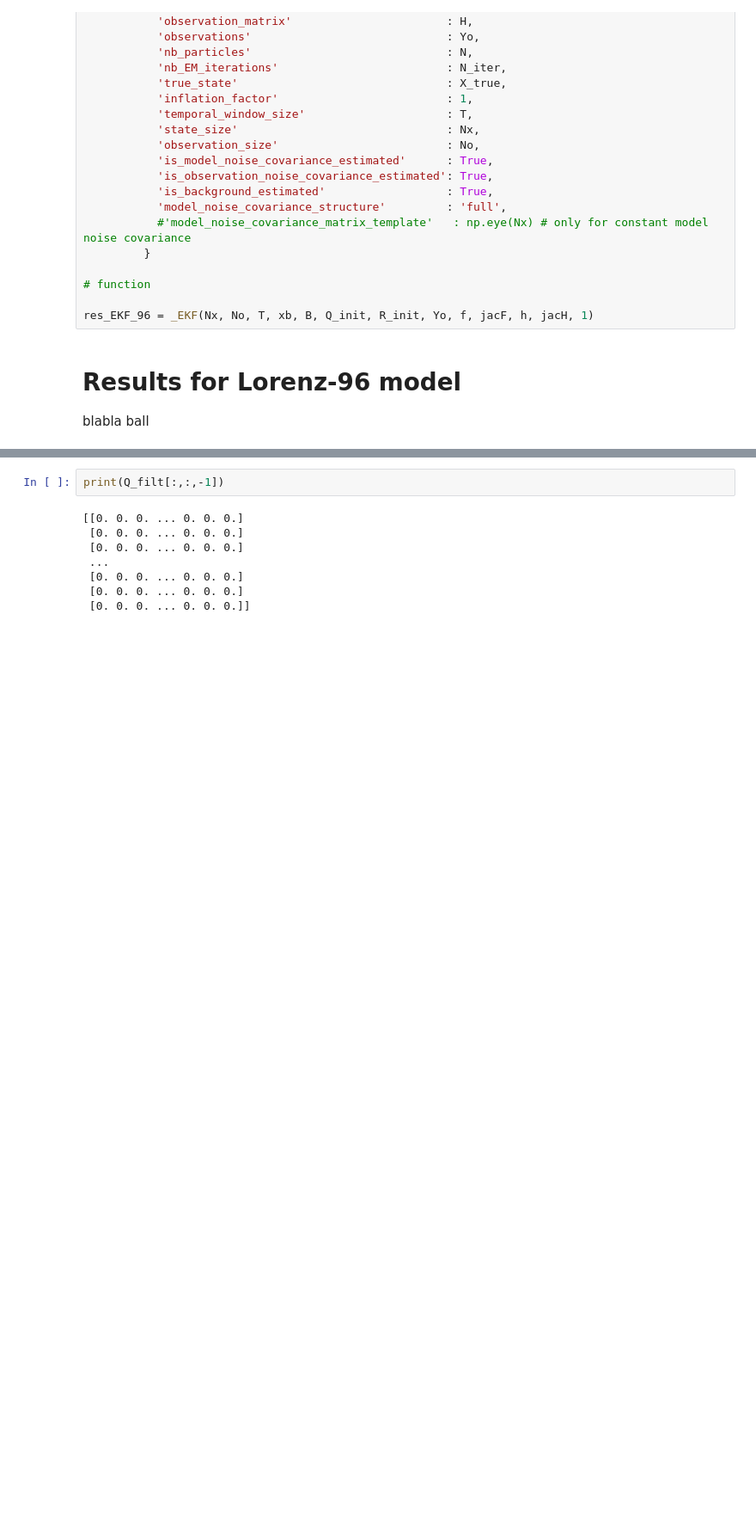
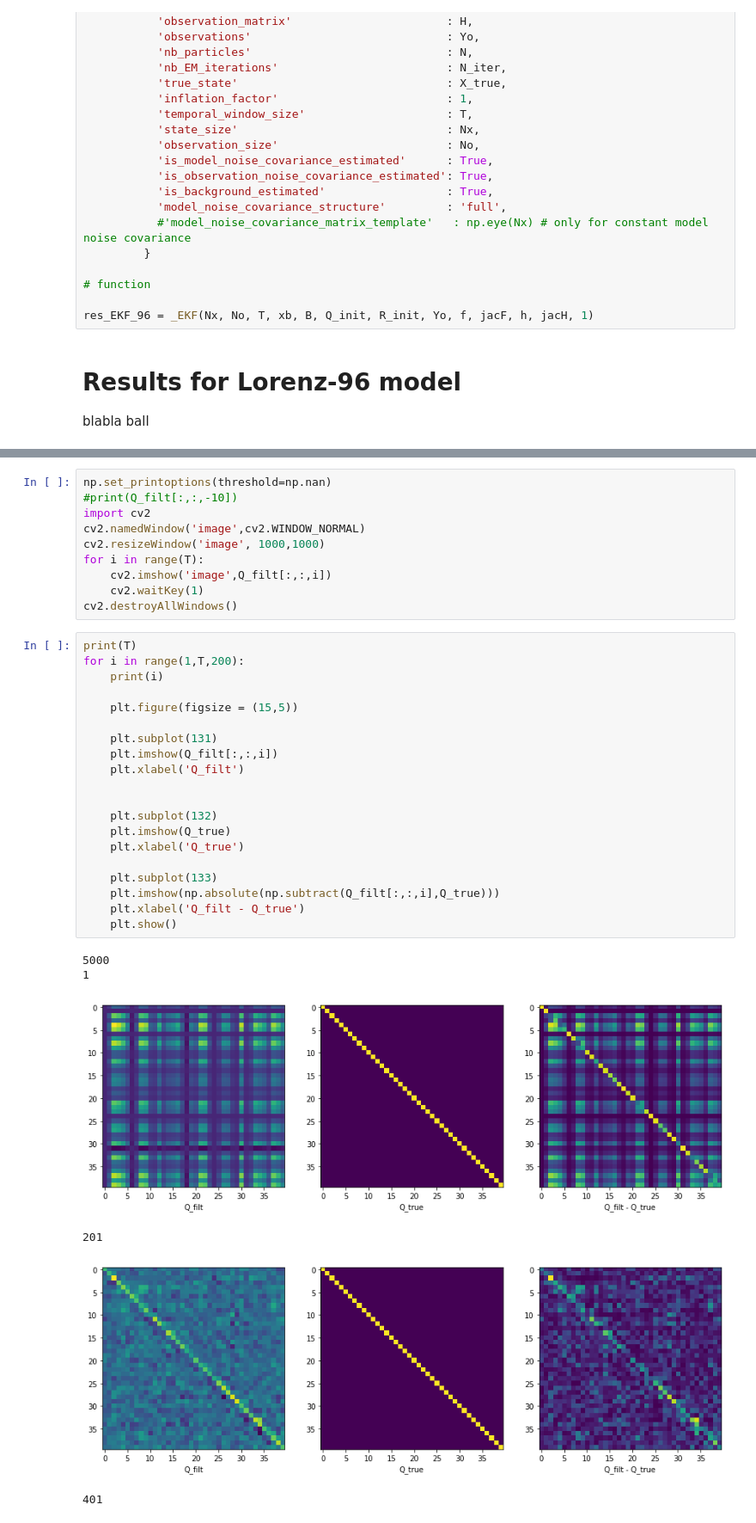
Before and after one commit to MrDajman/ceda-lag-innovation, a Jupyter notebook: ceda_lag_innovation.ipynb, the cells around one changed output, grey strips where cells are left out. Shown at 86% size. Cells and saved outputs as stored; diff of their text form; blank space fills up the shorter version.

Commit message:
added visualisation of results (Q)// still doubtful results

```diff
--- a/ceda_lag_innovation.ipynb
+++ b/ceda_lag_innovation.ipynb
@@ -420,10 +402,37 @@ plt.legend([line1, line3], ['EM-EKS', 'True R'])
-# %%
-print(Q_filt[:,:,-1])
-# %% [output]
-[[0. 0. 0. ... 0. 0. 0.]
- [0. 0. 0. ... 0. 0. 0.]
- [0. 0. 0. ... 0. 0. 0.]
- ...
- [0. 0. 0. ... 0. 0. 0.]
- [0. 0. 0. ... 0. 0. 0.]
- [0. 0. 0. ... 0. 0. 0.]]
+# %%
+np.set_printoptions(threshold=np.nan)
+#print(Q_filt[:,:,-10])
+import cv2
+cv2.namedWindow('image',cv2.WINDOW_NORMAL)
+cv2.resizeWindow('image', 1000,1000)
+for i in range(T):
+    cv2.imshow('image',Q_filt[:,:,i])
+    cv2.waitKey(1)
+cv2.destroyAllWindows()
+# %%
+print(T)
+for i in range(1,T,200):
+    print(i)
+
+    plt.figure(figsize = (15,5))
+
+    plt.subplot(131)
+    plt.imshow(Q_filt[:,:,i])
+    plt.xlabel('Q_filt')
+
+
+    plt.subplot(132)
+    plt.imshow(Q_true)
+    plt.xlabel('Q_true')
+
+    plt.subplot(133)
+    plt.imshow(np.absolute(np.subtract(Q_filt[:,:,i],Q_true)))
+    plt.xlabel('Q_filt - Q_true')
+    plt.show()
+# %% [output]
+5000
+1
+[figure, added]
+201
+[figure, added]
+401
```
Also changed, not shown: parts of 7 cells of this notebook.
